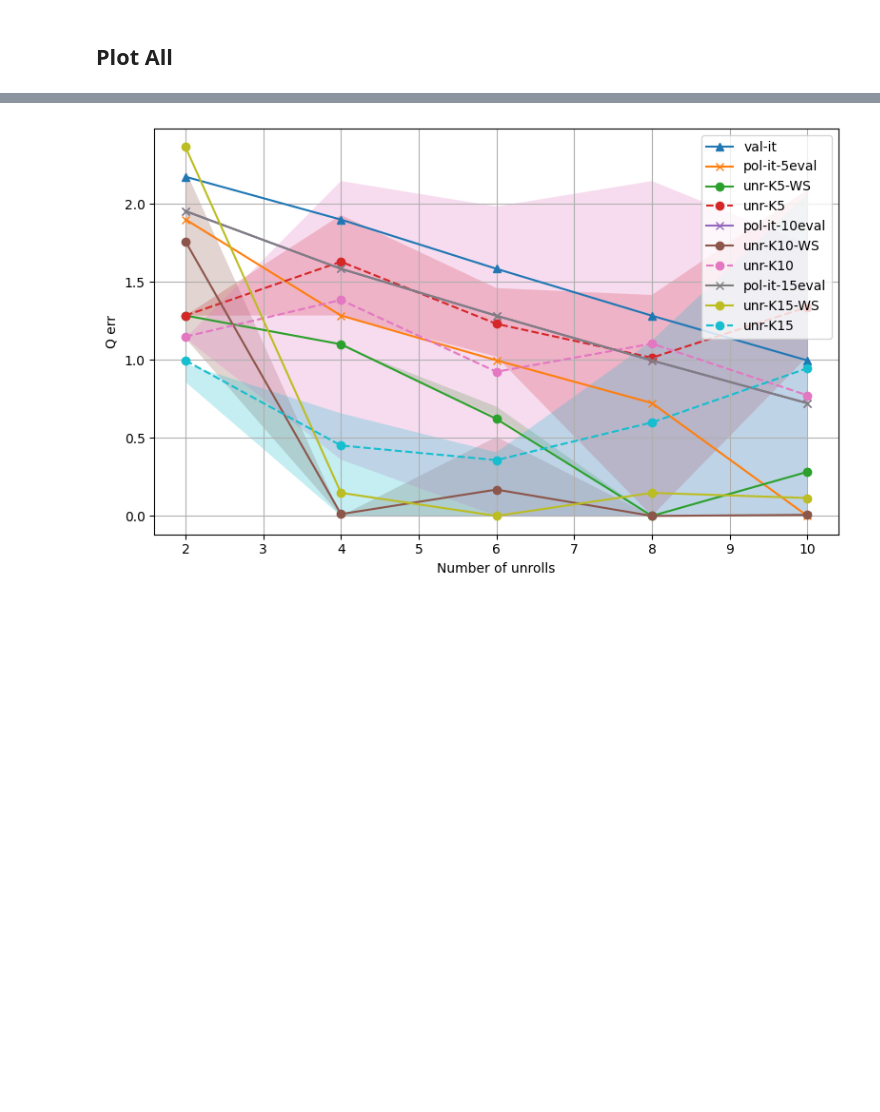
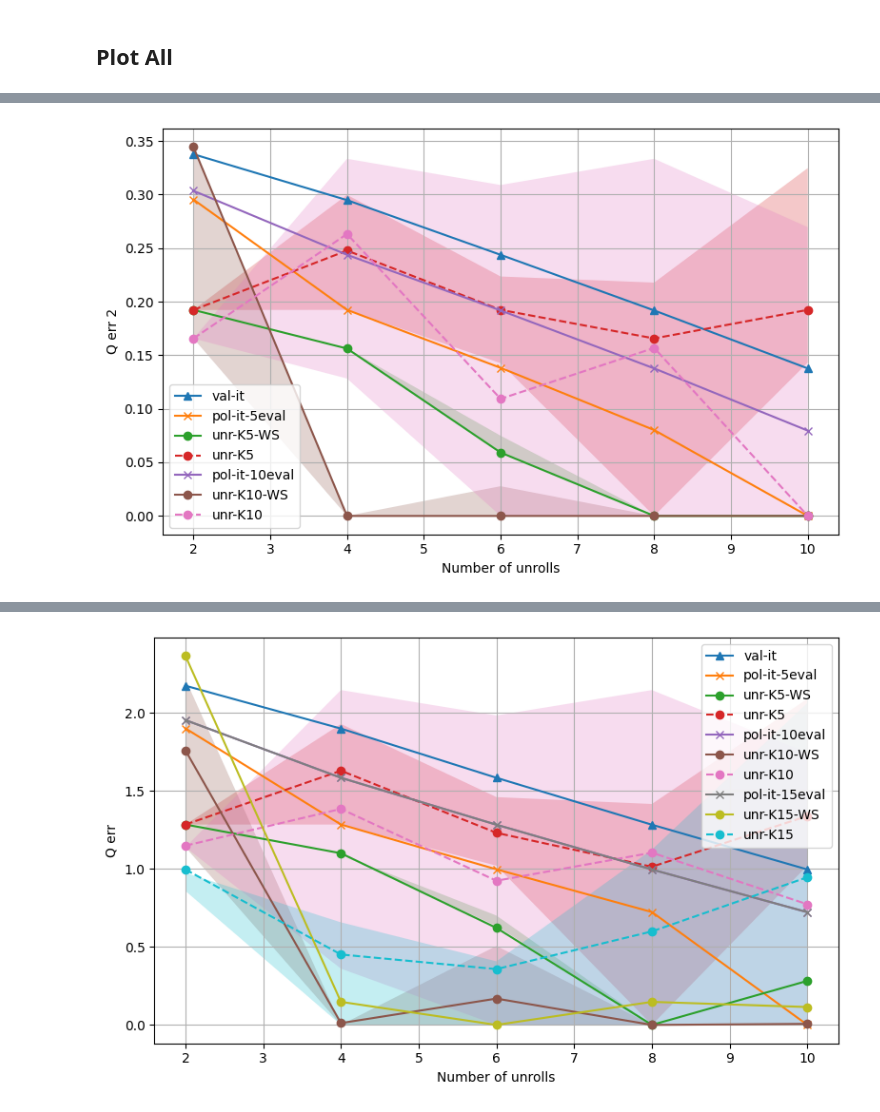
Before and after one commit to sergiorozada12/rl-unrolling, a Jupyter notebook: experiments/influence_unroll.ipynb, the cells around one changed output, grey strips where cells are left out. Drawn from its saved outputs; the diff is of its cells as text; code cells hidden in the pictures; blank space fills up the shorter version.

```diff
--- a/experiments/influence_unroll.ipynb
+++ b/experiments/influence_unroll.ipynb
@@ -640,0 +508,39 @@ if SAVE:
+# %%
+# Load data
+files = ["n_unrolls-K5_data.npz", "n_unrolls-K10_data.npz", "n_unrolls-K15_data.npz"]
+
+Exps = []
+errs1_list = []
+errs2_list = []
+bell_errs_list = []
+for file in files:
+    data = np.load(PATH + file, allow_pickle=True)
+
+    if 'N_unrolls' not in locals():  # Save only once
+        N_unrolls = data["N_unrolls"]
+
+    Exps += list(data["Exps"])
+
+    errs1_list.append(data["errs1"])
+    errs2_list.append(data["errs2"])
+    bell_errs_list.append(data["bell_errs"])
+
+# Concatenate all data
+errs1 = np.concatenate(errs1_list, axis=1)
+errs2 = np.concatenate(errs2_list, axis=1)
+bell_errs = np.concatenate(bell_errs_list, axis=1)
+# %%
+# Indexes 0, 4 and 8 are all policy evaluation
+skip_idx = [4, 8, 9, 10, 11]
+xlabel = "Number of unrolls"
+plot_errors(errs2, N_unrolls, Exps, xlabel, "Q err 2", skip_idx=skip_idx, agg="median", deviation='prctile')
+
+if SAVE:
+    file_name = PATH + "n_unrolls_all_data_med_err.csv"
+    save_error_matrix_to_csv(np.median(errs2, axis=0), N_unrolls, Exps, file_name)
+    file_name = PATH + "n_unrolls_all_data_prctile25.csv"
+    save_error_matrix_to_csv(np.percentile(errs2, 25, axis=0), N_unrolls, Exps, file_name)
+    file_name = PATH + "n_unrolls_all_data_prctile75.csv"
+    save_error_matrix_to_csv(np.percentile(errs2, 75, axis=0), N_unrolls, Exps, file_name)
+# %% [output]
+[figure, added]
```
Also changed, not shown: parts of 13 cells of this notebook, 37 other files.
